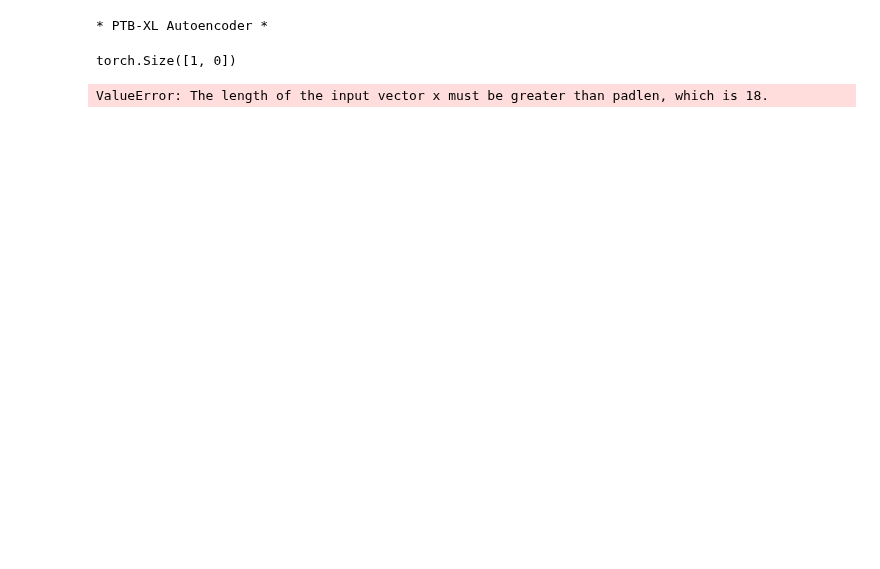
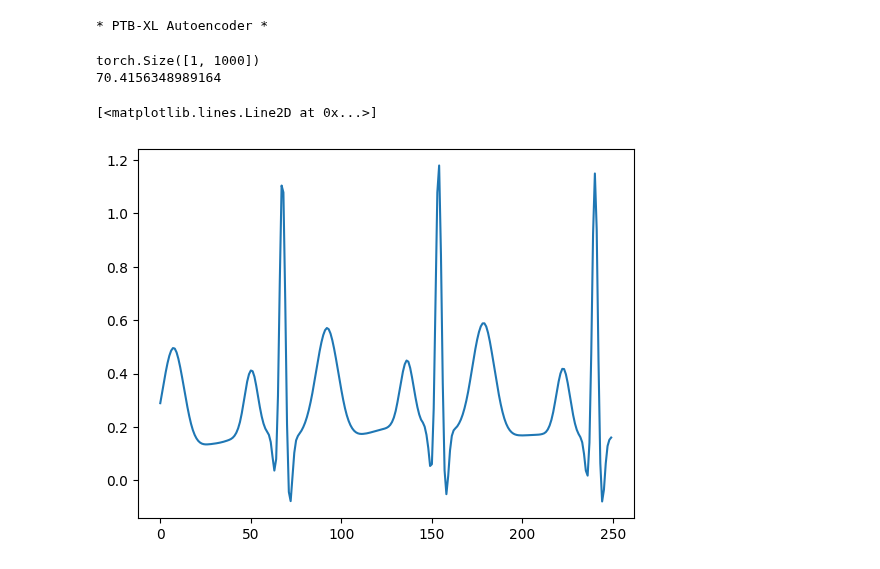
Before and after one commit to isears/ptbxlae, a Jupyter notebook: notebooks/synthetic_eda.ipynb, the cells around one changed output. Drawn from its saved outputs; the diff is of its cells as text; code cells hidden in the pictures; blank space fills up the shorter version.

```diff
--- a/notebooks/synthetic_eda.ipynb
+++ b/notebooks/synthetic_eda.ipynb
@@ -8,17 +8,19 @@ import neurokit2 as nk
 # %%
 ds = SinglechannelSyntheticDS()
 # %%
-SAMPLE_IDX = 29583
+SAMPLE_IDX = 466
 
 sample_ecg = ds[SAMPLE_IDX]
 print(sample_ecg.shape)
 plottable_ecg = sample_ecg[0,0:250]
 
 signals, info = nk.ecg_process(sample_ecg[0], sampling_rate=100)
 
 print(signals['ECG_Rate'].mean())
 
 plt.plot(range(0, plottable_ecg.shape[-1]), plottable_ecg)
 # %% [output]
-torch.Size([1, 0])
+torch.Size([1, 1000])
+70.4156348989164
-ValueError: The length of the input vector x must be greater than padlen, which is 18.
+[<matplotlib.lines.Line2D at 0x...>]
+[figure, added]
```
Also changed, not shown: 5 other files.
